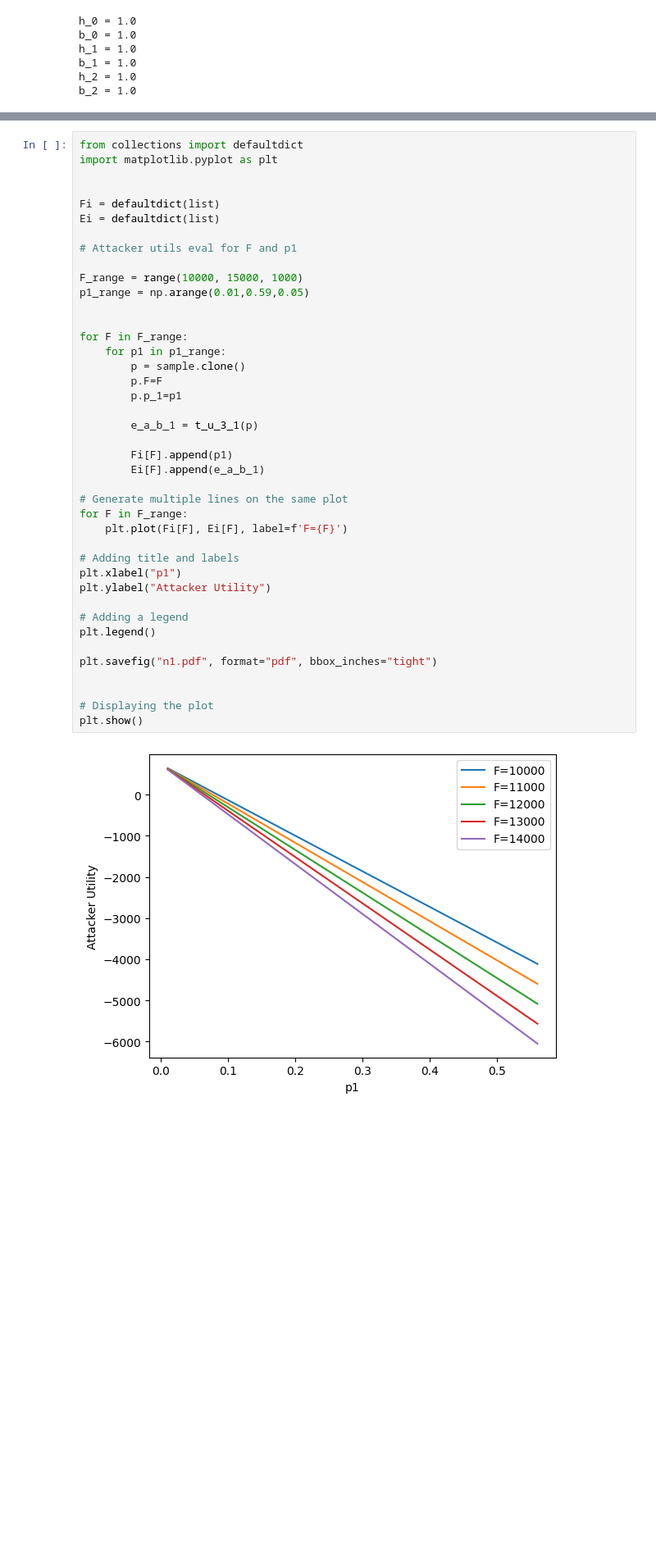
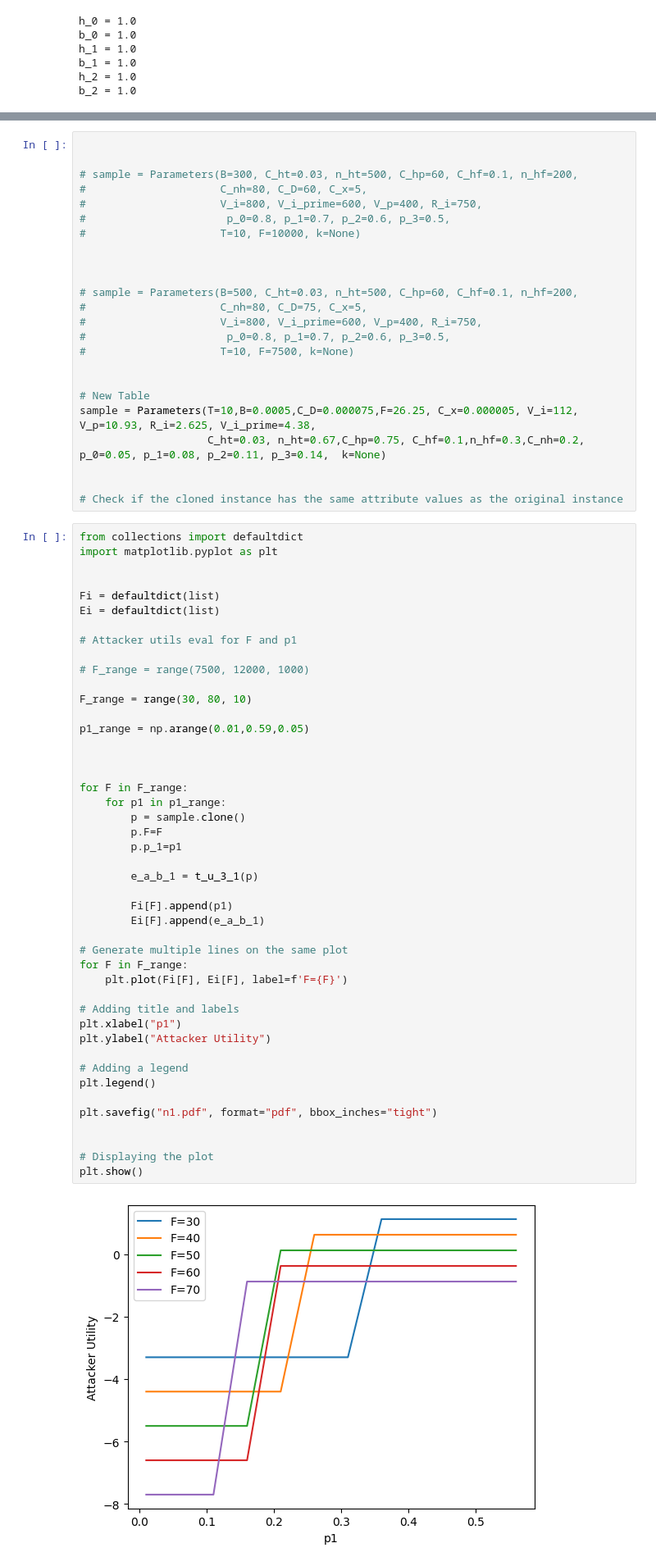
Before and after one commit to bhusalb/gt-ransomware-simulation, a Jupyter notebook: Ransomware_simulation.ipynb, the cells around one changed output, grey strips where cells are left out. Shown at 82% size. Saved outputs shown, nothing was run; the diff lists cells and outputs as text; blank space fills up the shorter version.

Commit message:
New table data runned

```diff
--- a/Ransomware_simulation.ipynb
+++ b/Ransomware_simulation.ipynb
@@ -1031,3 +1011,27 @@ sample = Parameters(B=300, C_ht=0.03, n_ht=500, C_hp=60, C_hf=0.1, n_hf=200,
+# %%
+
+
+# sample = Parameters(B=300, C_ht=0.03, n_ht=500, C_hp=60, C_hf=0.1, n_hf=200,
+#                     C_nh=80, C_D=60, C_x=5,
+#                     V_i=800, V_i_prime=600, V_p=400, R_i=750,
+#                      p_0=0.8, p_1=0.7, p_2=0.6, p_3=0.5,
+#                     T=10, F=10000, k=None)
+
+
+
+# sample = Parameters(B=500, C_ht=0.03, n_ht=500, C_hp=60, C_hf=0.1, n_hf=200,
+#                     C_nh=80, C_D=75, C_x=5,
+#                     V_i=800, V_i_prime=600, V_p=400, R_i=750,
+#                      p_0=0.8, p_1=0.7, p_2=0.6, p_3=0.5,
+#                     T=10, F=7500, k=None)
+
+
+# New Table
+sample = Parameters(T=10,B=0.0005,C_D=0.000075,F=26.25, C_x=0.000005, V_i=112, V_p=10.93, R_i=2.625, V_i_prime=4.38,
+                    C_ht=0.03, n_ht=0.67,C_hp=0.75, C_hf=0.1,n_hf=0.3,C_nh=0.2, p_0=0.05, p_1=0.08, p_2=0.11, p_3=0.14,  k=None)
+
+
+# Check if the cloned instance has the same attribute values as the original instance
 # %%
 from collections import defaultdict
 import matplotlib.pyplot as plt
@@ -1038,39 +1042,43 @@ Ei = defaultdict(list)
 
 # Attacker utils eval for F and p1
 
-F_range = range(10000, 15000, 1000)
+# F_range = range(7500, 12000, 1000)
+
+F_range = range(30, 80, 10)
+
 p1_range = np.arange(0.01,0.59,0.05)
+
 
 
 for F in F_range:
     for p1 in p1_range:
         p = sample.clone()
         p.F=F
         p.p_1=p1
 
         e_a_b_1 = t_u_3_1(p)
 
         Fi[F].append(p1)
         Ei[F].append(e_a_b_1)
 
 # Generate multiple lines on the same plot
 for F in F_range:
     plt.plot(Fi[F], Ei[F], label=f'F={F}')
 
 # Adding title and labels
 plt.xlabel("p1")
 plt.ylabel("Attacker Utility")
 
 # Adding a legend
 plt.legend()
 
 plt.savefig("n1.pdf", format="pdf", bbox_inches="tight")
 
 
 # Displaying the plot
 plt.show()
 # %% [output]
-[figure, old version]
+[figure, new version]
 # %%
 from collections import defaultdict
 import matplotlib.pyplot as plt
```
Also changed, not shown: parts of 25 cells of this notebook, 1 other file.
